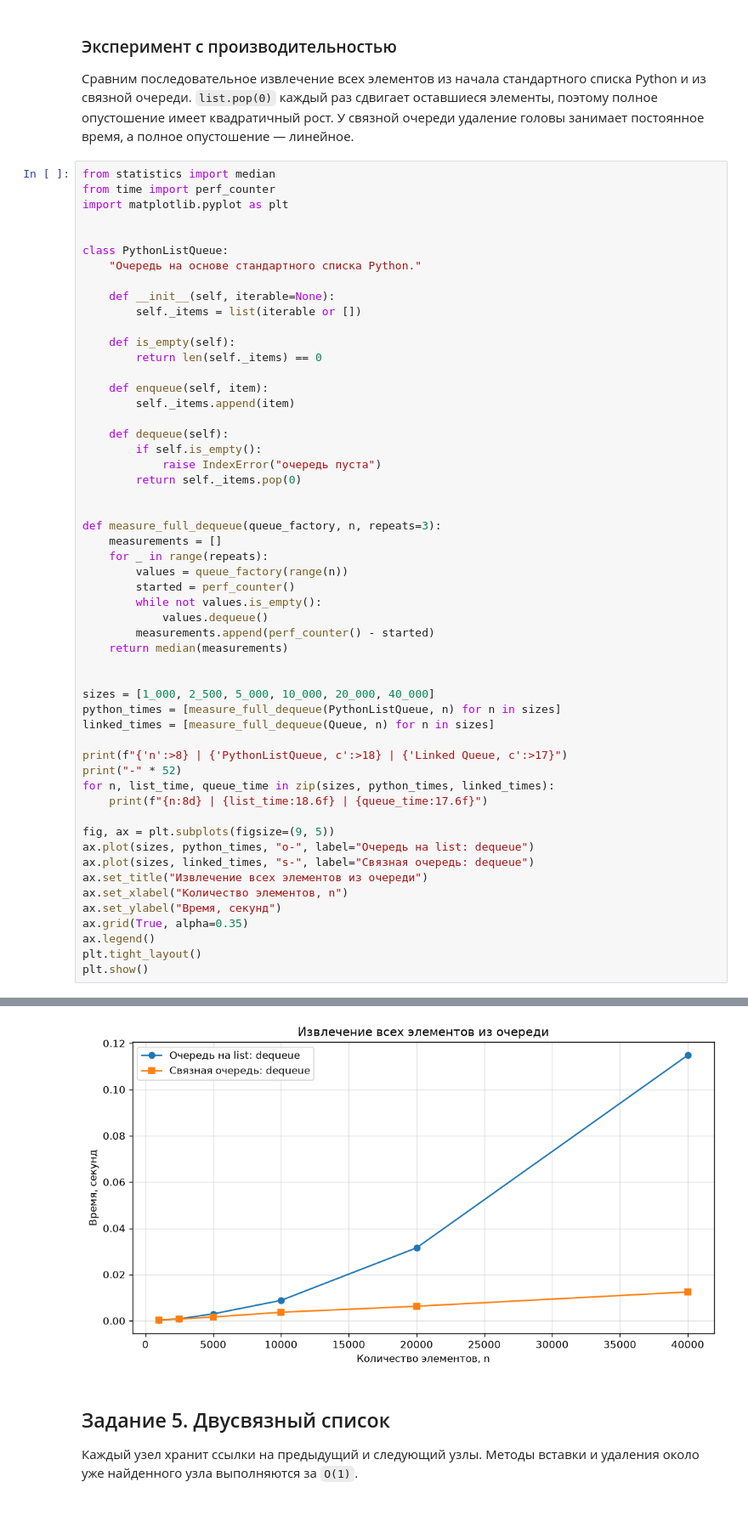
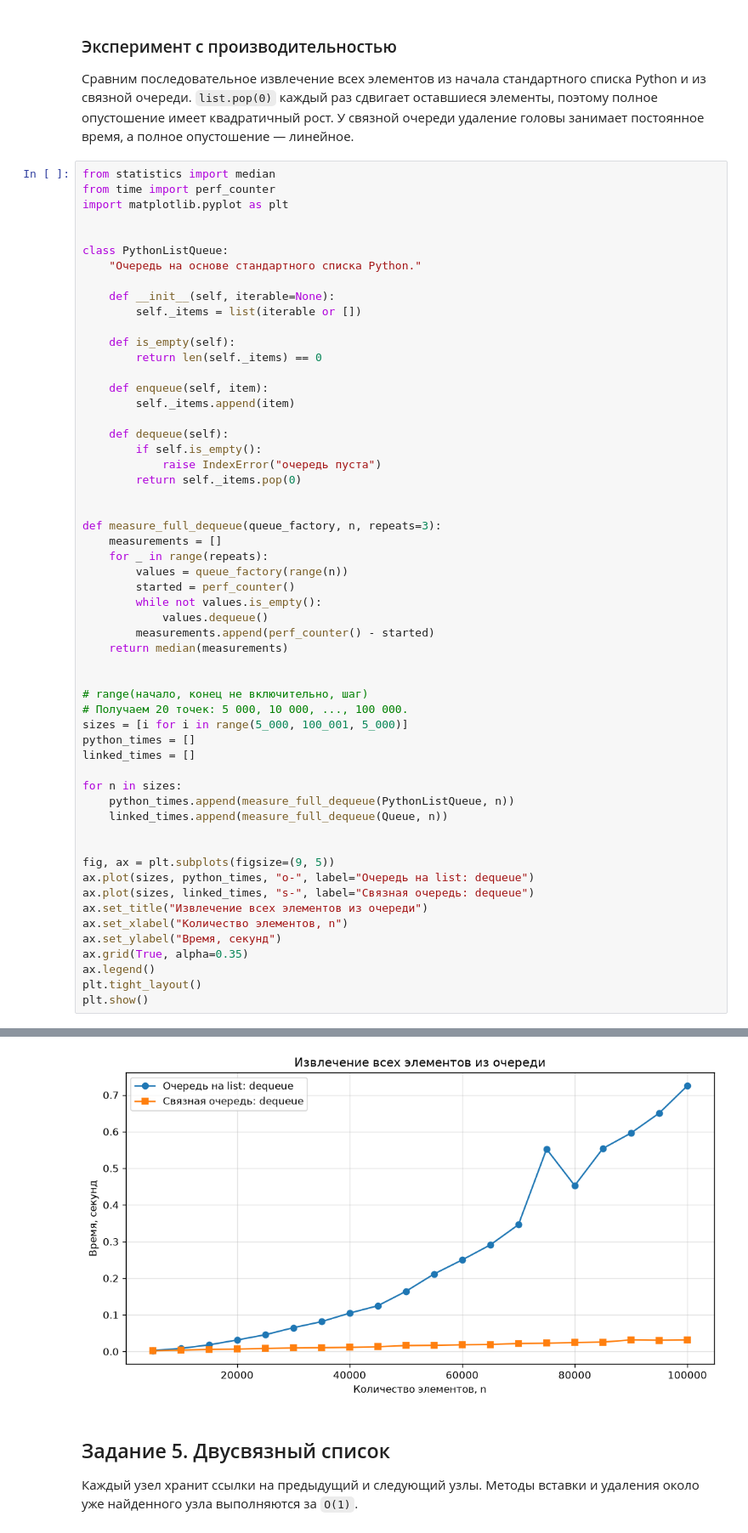
Before and after one commit to cherep121/Data_proc, a Jupyter notebook: main.ipynb, the cells around one changed output, grey strips where cells are left out. Shown at 85% size. Saved outputs shown, nothing was run; the diff lists cells and outputs as text.

Commit message:
fix: update lab3 performance graph

```diff
--- a/main.ipynb
+++ b/main.ipynb
@@ -413,14 +413,16 @@ def measure_full_dequeue(queue_factory, n, repeats=3):
     return median(measurements)
 
 
-sizes = [1_000, 2_500, 5_000, 10_000, 20_000, 40_000]
-python_times = [measure_full_dequeue(PythonListQueue, n) for n in sizes]
-linked_times = [measure_full_dequeue(Queue, n) for n in sizes]
+# range(начало, конец не включительно, шаг)
+# Получаем 20 точек: 5 000, 10 000, ..., 100 000.
+sizes = [i for i in range(5_000, 100_001, 5_000)]
+python_times = []
+linked_times = []
 
-print(f"{'n':>8} | {'PythonListQueue, с':>18} | {'Linked Queue, с':>17}")
-print("-" * 52)
-for n, list_time, queue_time in zip(sizes, python_times, linked_times):
-    print(f"{n:8d} | {list_time:18.6f} | {queue_time:17.6f}")
+for n in sizes:
+    python_times.append(measure_full_dequeue(PythonListQueue, n))
+    linked_times.append(measure_full_dequeue(Queue, n))
+
 
 fig, ax = plt.subplots(figsize=(9, 5))
 ax.plot(sizes, python_times, "o-", label="Очередь на list: dequeue")
@@ -444,4 +438,4 @@ plt.show()
-[figure, old version]
+[figure, new version]
 # %% [markdown]
 ## Задание 5. Двусвязный список
 
```
Also changed, not shown: parts of 1 cell of this notebook.
